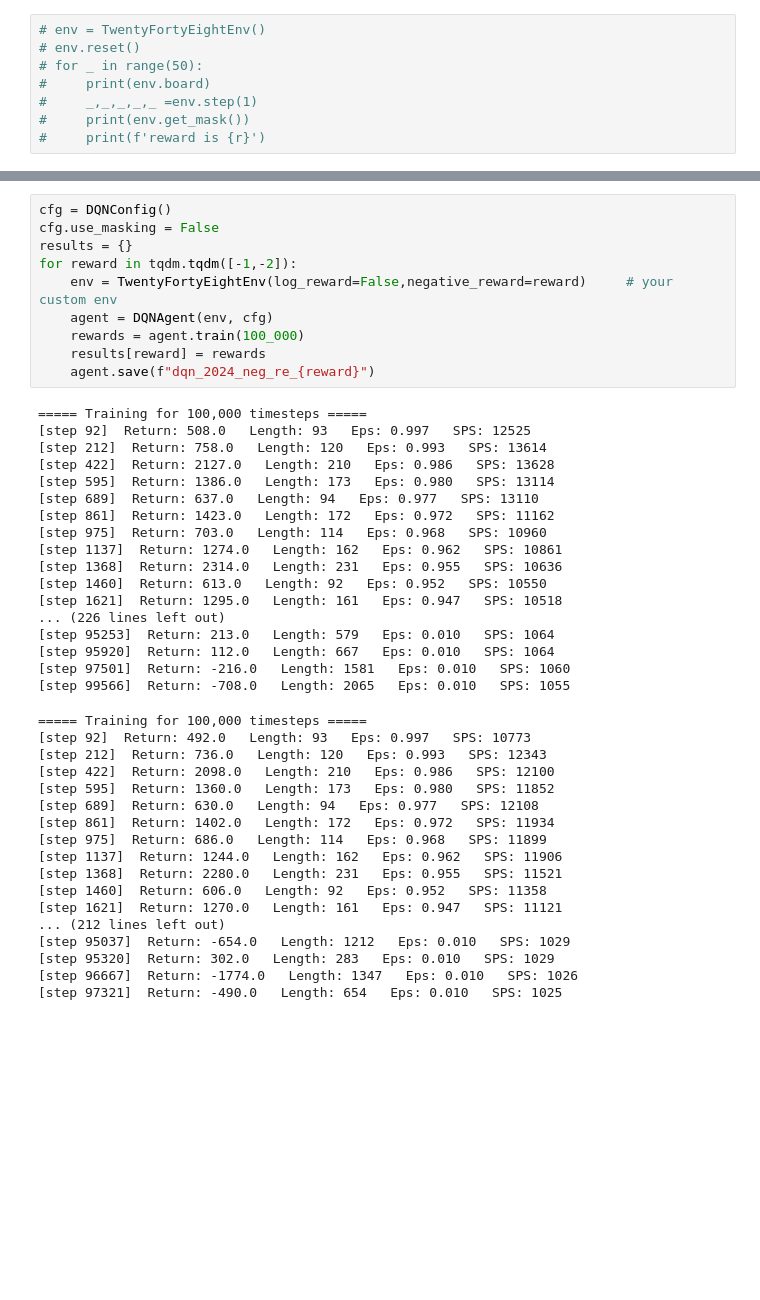
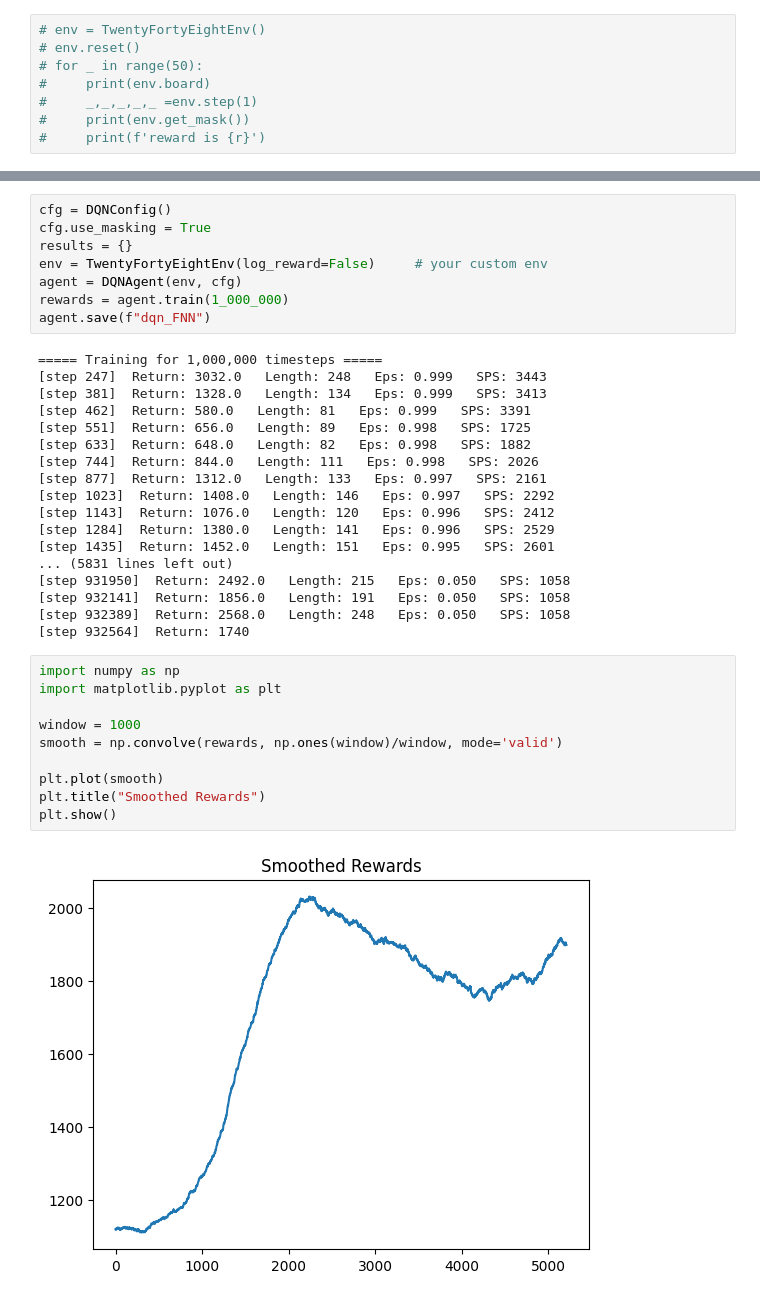
Before and after one commit to sarah-mokhtar/RL-Project-2048, a Jupyter notebook: masked_DQN.ipynb, the cells around one changed output, grey strips where cells are left out. Drawn from its saved outputs; the diff is of its cells as text; blank space fills up the shorter version.

```diff
--- a/masked_DQN.ipynb
+++ b/masked_DQN.ipynb
@@ -480,47 +476,40 @@ class DQNAgent:
         self.q_target.load_state_dict(self.q.state_dict())
 # %%
 cfg = DQNConfig()
-cfg.use_masking = False
+cfg.use_masking = True
 results = {}
-for reward in tqdm.tqdm([-1,-2]):
-    env = TwentyFortyEightEnv(log_reward=False,negative_reward=reward)     # your custom env
-    agent = DQNAgent(env, cfg)
-    rewards = agent.train(100_000)
-    results[reward] = rewards
-    agent.save(f"dqn_2024_neg_re_{reward}")
+env = TwentyFortyEightEnv(log_reward=False)     # your custom env
+agent = DQNAgent(env, cfg)
+rewards = agent.train(1_000_000)
+agent.save(f"dqn_FNN")
 # %% [output]
-===== Training for 100,000 timesteps =====
-[step 92]  Return: 508.0   Length: 93   Eps: 0.997   SPS: 12525
-[step 212]  Return: 758.0   Length: 120   Eps: 0.993   SPS: 13614
-[step 422]  Return: 2127.0   Length: 210   Eps: 0.986   SPS: 13628
-[step 595]  Return: 1386.0   Length: 173   Eps: 0.980   SPS: 13114
-[step 689]  Return: 637.0   Length: 94   Eps: 0.977   SPS: 13110
-[step 861]  Return: 1423.0   Length: 172   Eps: 0.972   SPS: 11162
-[step 975]  Return: 703.0   Length: 114   Eps: 0.968   SPS: 10960
-[step 1137]  Return: 1274.0   Length: 162   Eps: 0.962   SPS: 10861
-[step 1368]  Return: 2314.0   Length: 231   Eps: 0.955   SPS: 10636
-[step 1460]  Return: 613.0   Length: 92   Eps: 0.952   SPS: 10550
-[step 1621]  Return: 1295.0   Length: 161   Eps: 0.947   SPS: 10518
-... (226 lines left out)
-[step 95253]  Return: 213.0   Length: 579   Eps: 0.010   SPS: 1064
-[step 95920]  Return: 112.0   Length: 667   Eps: 0.010   SPS: 1064
-[step 97501]  Return: -216.0   Length: 1581   Eps: 0.010   SPS: 1060
-[step 99566]  Return: -708.0   Length: 2065   Eps: 0.010   SPS: 1055
+===== Training for 1,000,000 timesteps =====
+[step 247]  Return: 3032.0   Length: 248   Eps: 0.999   SPS: 3443
+[step 381]  Return: 1328.0   Length: 134   Eps: 0.999   SPS: 3413
+[step 462]  Return: 580.0   Length: 81   Eps: 0.999   SPS: 3391
+[step 551]  Return: 656.0   Length: 89   Eps: 0.998   SPS: 1725
+[step 633]  Return: 648.0   Length: 82   Eps: 0.998   SPS: 1882
+[step 744]  Return: 844.0   Length: 111   Eps: 0.998   SPS: 2026
+[step 877]  Return: 1312.0   Length: 133   Eps: 0.997   SPS: 2161
+[step 1023]  Return: 1408.0   Length: 146   Eps: 0.997   SPS: 2292
+[step 1143]  Return: 1076.0   Length: 120   Eps: 0.996   SPS: 2412
+[step 1284]  Return: 1380.0   Length: 141   Eps: 0.996   SPS: 2529
+[step 1435]  Return: 1452.0   Length: 151   Eps: 0.995   SPS: 2601
+... (5831 lines left out)
+[step 931950]  Return: 2492.0   Length: 215   Eps: 0.050   SPS: 1058
+[step 932141]  Return: 1856.0   Length: 191   Eps: 0.050   SPS: 1058
+[step 932389]  Return: 2568.0   Length: 248   Eps: 0.050   SPS: 1058
+[step 932564]  Return: 1740
-===== Training for 100,000 timesteps =====
-[step 92]  Return: 492.0   Length: 93   Eps: 0.997   SPS: 10773
-[step 212]  Return: 736.0   Length: 120   Eps: 0.993   SPS: 12343
-[step 422]  Return: 2098.0   Length: 210   Eps: 0.986   SPS: 12100
-[step 595]  Return: 1360.0   Length: 173   Eps: 0.980   SPS: 11852
-[step 689]  Return: 630.0   Length: 94   Eps: 0.977   SPS: 12108
-[step 861]  Return: 1402.0   Length: 172   Eps: 0.972   SPS: 11934
-[step 975]  Return: 686.0   Length: 114   Eps: 0.968   SPS: 11899
-[step 1137]  Return: 1244.0   Length: 162   Eps: 0.962   SPS: 11906
-[step 1368]  Return: 2280.0   Length: 231   Eps: 0.955   SPS: 11521
-[step 1460]  Return: 606.0   Length: 92   Eps: 0.952   SPS: 11358
-[step 1621]  Return: 1270.0   Length: 161   Eps: 0.947   SPS: 11121
-... (212 lines left out)
-[step 95037]  Return: -654.0   Length: 1212   Eps: 0.010   SPS: 1029
-[step 95320]  Return: 302.0   Length: 283   Eps: 0.010   SPS: 1029
-[step 96667]  Return: -1774.0   Length: 1347   Eps: 0.010   SPS: 1026
-[step 97321]  Return: -490.0   Length: 654   Eps: 0.010   SPS: 1025
+# %%
+import numpy as np
+import matplotlib.pyplot as plt
+
+window = 1000
+smooth = np.convolve(rewards, np.ones(window)/window, mode='valid')
+
+plt.plot(smooth)
+plt.title("Smoothed Rewards")
+plt.show()
+# %% [output]
+[figure, added]
 # %%
```
Also changed, not shown: parts of 10 cells of this notebook, 6 other files.
